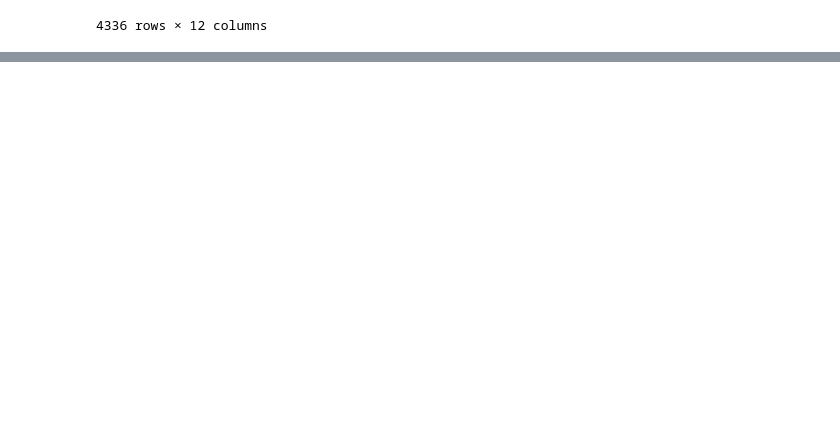
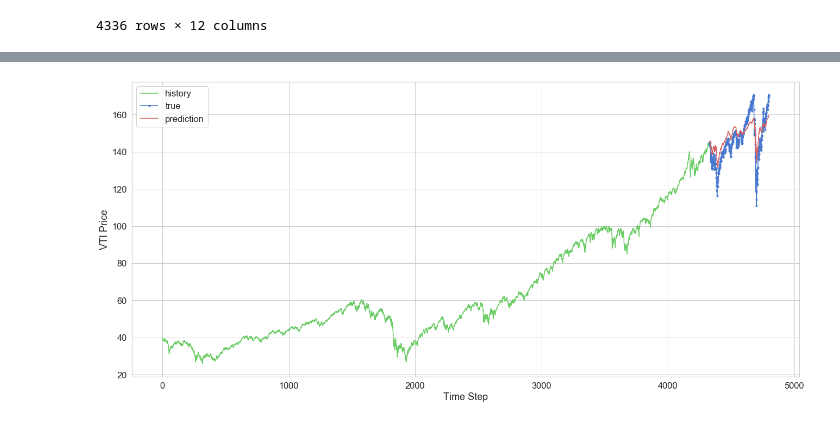
Before and after one commit to MKevinEvans/TensorFlow_stock_price_predictor, a Jupyter notebook: LSTM_Tensor_Flow_VTI.ipynb, the cells around one changed output, grey strips where cells are left out. Drawn from its saved outputs; the diff is of its cells as text; code cells hidden in the pictures; blank space fills up the shorter version.

```diff
--- a/LSTM_Tensor_Flow_VTI.ipynb
+++ b/LSTM_Tensor_Flow_VTI.ipynb
@@ -232,0 +240,16 @@ train
+# %%
+y_pred = model.predict(X_test)
+# %%
+y_train_inv = vti_transformer.inverse_transform(y_train.reshape(1, -1))
+y_test_inv = vti_transformer.inverse_transform(y_test.reshape(1, -1))
+y_pred_inv = vti_transformer.inverse_transform(y_pred)
+# %%
+plt.plot(np.arange(0, len(y_train)), y_train_inv.flatten(), 'g', label="history")
+plt.plot(np.arange(len(y_train), len(y_train) + len(y_test)), y_test_inv.flatten(), marker='.', label="true")
+plt.plot(np.arange(len(y_train), len(y_train) + len(y_test)), y_pred_inv.flatten(), 'r', label="prediction")
+plt.ylabel('VTI Price')
+plt.xlabel('Time Step')
+plt.legend()
+plt.show();
+# %% [output]
+[figure, added]
```
Also changed, not shown: parts of 14 cells of this notebook.
